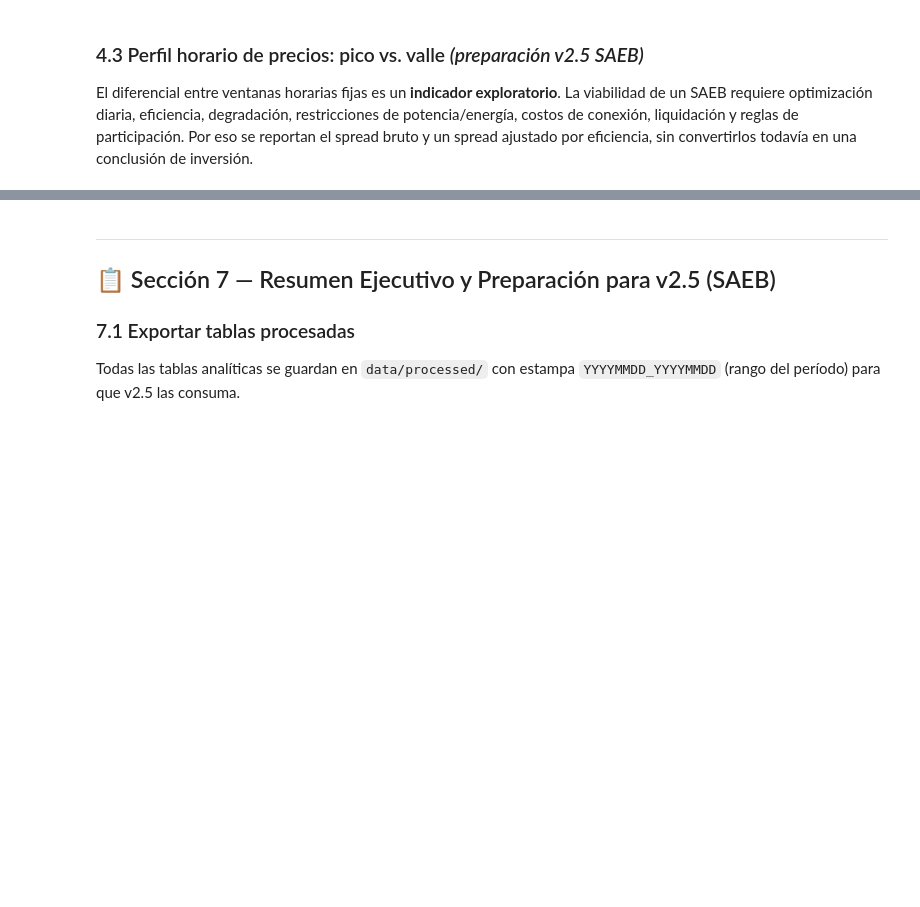
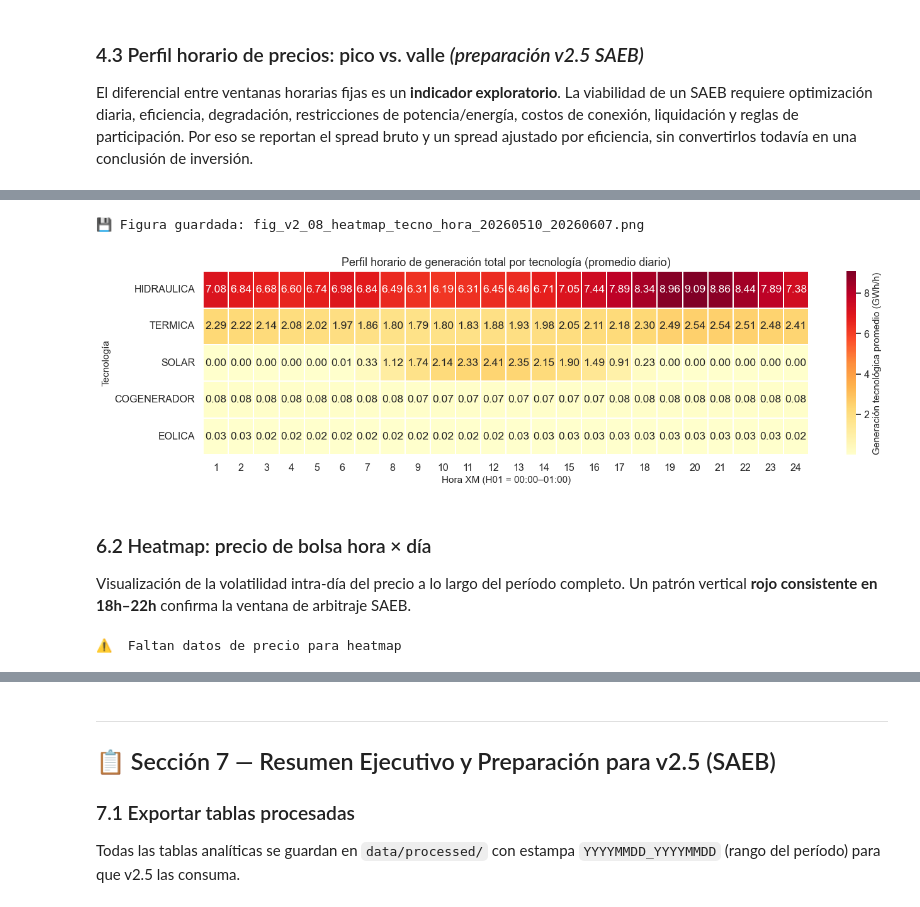
Before and after one commit to mffajardor/solar-generation-colombia-dash, a Jupyter notebook: notebooks/02_serie_tiempo_balance_v2.ipynb, the cells around one changed output, grey strips where cells are left out. Drawn from its saved outputs; the diff is of its cells as text; code cells hidden in the pictures; blank space fills up the shorter version.

```diff
--- a/notebooks/02_serie_tiempo_balance_v2.ipynb
+++ b/notebooks/02_serie_tiempo_balance_v2.ipynb
@@ -905,6 +902,5 @@ else:
         raise ValueError("sistema_h contiene timestamps duplicados.")
     tablas["sistema_h"] = sistema_h
     print(f"✅ sistema_h: {sistema_h.shape[0]:,} filas × {sistema_h.shape[1]} columnas")
-    display(sistema_h.head())
 # %% [output]
 ✅ sistema_h: 696 filas × 4 columnas
@@ -1376,0 +1549,51 @@ if fig:
+# %%
+def graficar_heatmap_tecno_hora(
+    gen_enriquecida: pd.DataFrame,
+    guardar: bool = True,
+) -> plt.Figure | None:
+    """Heatmap del total tecnológico horario promedio entre días."""
+    requeridas = {"Tecnologia", "Fecha", "Hora", "Generacion_kWh"}
+    if gen_enriquecida.empty or not requeridas.issubset(gen_enriquecida.columns):
+        print("⚠️  Faltan datos enriquecidos para heatmap")
+        return None
+
+    # Primero total por tecnología-fecha-hora; después promedio entre días.
+    # Esto evita promediar plantas individuales y etiquetarlo como total tecnológico.
+    tecno_h_dia = (
+        gen_enriquecida.groupby(["Tecnologia", "Fecha", "Hora"], as_index=False)["Generacion_kWh"]
+        .sum(min_count=1)
+    )
+    pivot = (
+        tecno_h_dia.groupby(["Tecnologia", "Hora"])["Generacion_kWh"]
+        .mean().div(1e6)
+        .unstack(fill_value=0)
+    )
+    orden = tecno_h_dia.groupby("Tecnologia")["Generacion_kWh"].sum().sort_values(ascending=False).index
+    pivot = pivot.reindex(orden)
+
+    fig, ax = plt.subplots(figsize=(14, max(4, len(pivot) * 0.7)))
+    sns.heatmap(pivot, annot=True, fmt=".2f", cmap="YlOrRd",
+                cbar_kws={"label": "Generación tecnológica promedio (GWh/h)"},
+                linewidths=0.3, ax=ax)
+    ax.set_title("Perfil horario de generación total por tecnología (promedio diario)")
+    ax.set_xlabel("Hora XM (H01 = 00:00–01:00)")
+    ax.set_ylabel("Tecnología")
+    plt.tight_layout()
+
+    if guardar:
+        ruta = FIG_DIR / f"fig_v2_08_heatmap_tecno_hora_{ETIQUETA_PERIODO}.png"
+        fig.savefig(ruta, dpi=150, bbox_inches="tight")
+        print(f"💾 Figura guardada: {ruta.name}")
+    return fig
+# %%
+# Se genera la grafica de heatmap de generación por tecnología y hora, si hay datos disponibles
+fig = graficar_heatmap_tecno_hora(tablas.get("gen_enriquecida", pd.DataFrame()))
+if fig:
+    plt.show()
+# %% [output]
+💾 Figura guardada: fig_v2_08_heatmap_tecno_hora_20260510_20260607.png
+[figure, added]
+# %% [markdown]
+### 6.2 Heatmap: precio de bolsa hora × día
+
+Visualización de la volatilidad intra-día del precio a lo largo del período completo. Un patrón vertical **rojo consistente en 18h–22h** confirma la ventana de arbitraje SAEB.
@@ -1376,0 +1631,7 @@ if fig:
+# %%
+# Se genera la grafica de heatmap de precio por día y hora, si hay datos disponibles
+fig = graficar_heatmap_precio_dia_hora(tablas.get("fact_precio", pd.DataFrame()))
+if fig:
+    plt.show()
+# %% [output]
+⚠️  Faltan datos de precio para heatmap
```
Also changed, not shown: parts of 22 cells of this notebook.
